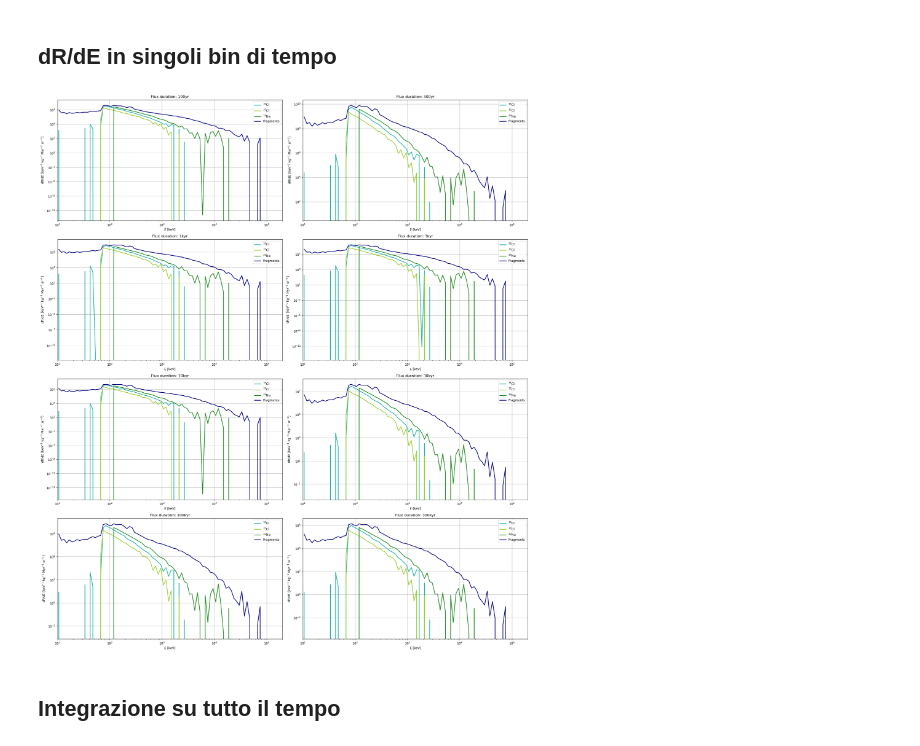
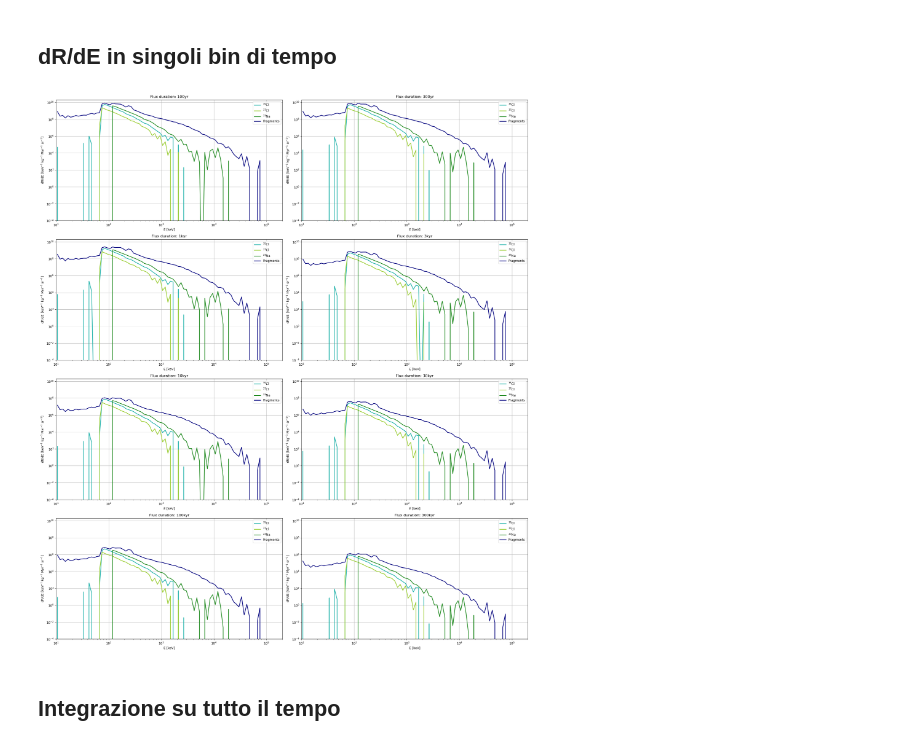
Before and after one commit to fedemaio/Bachelor-Thesis, a Jupyter notebook: all_you_need/geant/exposed_hal.ipynb, the cells around one changed output. Saved outputs shown, nothing was run; the diff lists cells and outputs as text; code cells hidden in the pictures.

```diff
--- a/all_you_need/geant/exposed_hal.ipynb
+++ b/all_you_need/geant/exposed_hal.ipynb
@@ -58,34 +58,35 @@ for idx, i in enumerate(name):
 
     # Interpola i conteggi normalizzati per ciascun nucleo
     F35 = interp1d(Er_mid, Conta[0] / Er_width, fill_value='extrapolate')
     F37 = interp1d(Er_mid, Conta[1] / Er_width, fill_value='extrapolate')
     F23 = interp1d(Er_mid, Conta[2] / Er_width, fill_value='extrapolate')
 
     # Seleziona il subplot corrente
     ax = axes[idx]
 
     # Effettua il plot in scala log-log
     ax.loglog(Er_mid * 1e3, F35(Er_mid) * 1e-3 / (length * rho), label="$^{35}$Cl", linewidth=2, color='lightseagreen')
     ax.loglog(Er_mid * 1e3, F37(Er_mid) * 1e-3 / (length * rho), label="$^{37}$Cl", linewidth=2, color='yellowgreen')
     ax.loglog(Er_mid * 1e3, F23(Er_mid) * 1e-3 / (length * rho), label="$^{23}$Na", linewidth=2, color='forestgreen')
     ax.loglog(Er_mid * 1e3, Frag * 1e-3 / Er_width / (length * rho), label="Fragments", linewidth=2, color='navy')
 
     ax.set_xlabel("E [keV]")
     ax.set_ylabel("dR/dE [keV$^{-1}$ kg$^{-1}$ Myr$^{-1}$ sr$^{-1}$]")
     ax.set_xlim(1e1, 2e5)
+    ax.set_ylim(1e-4, 2e10)
     ax.grid(True)
     ax.legend()
 
     ax.set_title("Flux duration: " + i)
     # Salva i dati o esegui ulteriori operazioni con la funzione Stampa
     Stampa('20pc', i, Conta, Er)
     #print(i)
 
 plt.tight_layout()
 plt.savefig("recoil_halite/plot/nuclear_recoil_20pc_all.png", bbox_inches="tight")
 plt.show()
 # %% [output]
-[figure, old version]
+[figure, new version]
 # %% [markdown]
 ## Integrazione su tutto il tempo
 # %%
```
Also changed, not shown: parts of 8 cells of this notebook, 9 other files.
